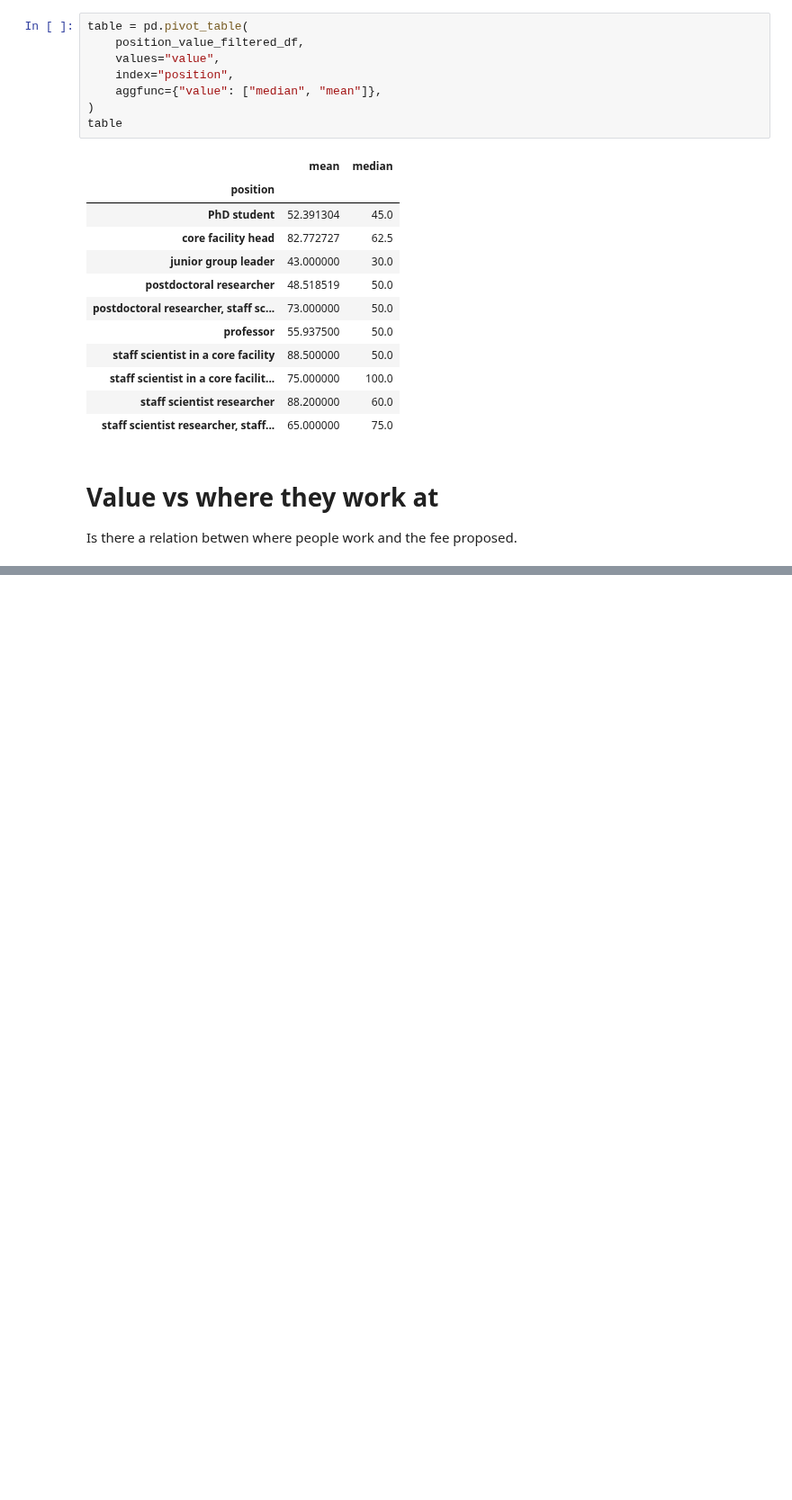
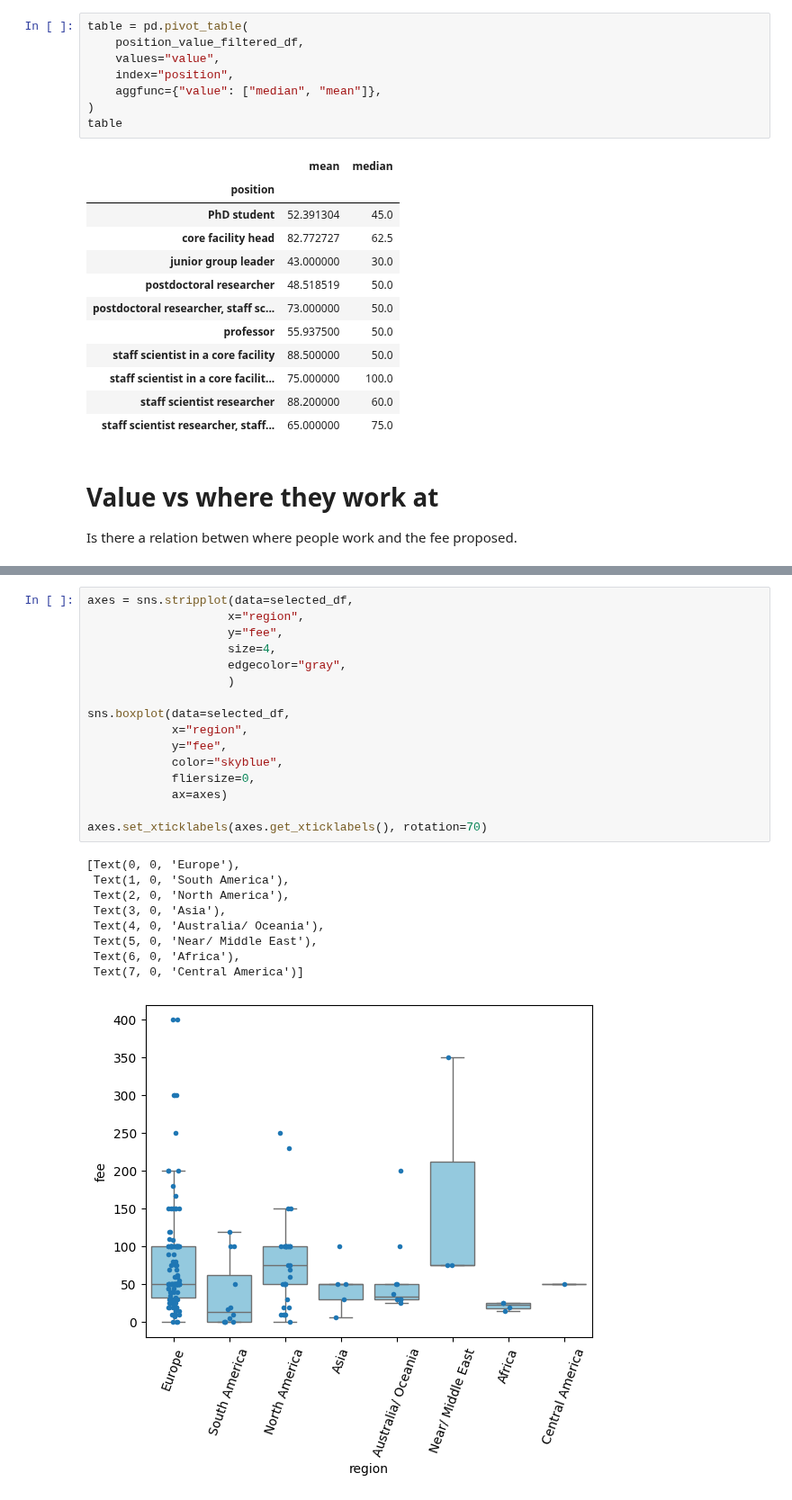
Before and after one commit to GloBIAS-BioimageAnalysts/Survey_2024, a Jupyter notebook: notebooks/membership_cost.ipynb, the cells around one changed output, grey strips where cells are left out. Shown at 90% size. Drawn from its saved outputs; the diff is of its cells as text; blank space fills up the shorter version.

```diff
--- a/notebooks/membership_cost.ipynb
+++ b/notebooks/membership_cost.ipynb
@@ -266,0 +268,26 @@ axes.set_xticklabels(axes.get_xticklabels(), rotation=70)
+# %%
+axes = sns.stripplot(data=selected_df,
+                    x="region",
+                    y="fee",
+                    size=4,
+                    edgecolor="gray",
+                    )
+
+sns.boxplot(data=selected_df,
+            x="region",
+            y="fee",
+            color="skyblue",
+            fliersize=0,
+            ax=axes)
+
+axes.set_xticklabels(axes.get_xticklabels(), rotation=70)
+# %% [output]
+[Text(0, 0, 'Europe'),
+ Text(1, 0, 'South America'),
+ Text(2, 0, 'North America'),
+ Text(3, 0, 'Asia'),
+ Text(4, 0, 'Australia/ Oceania'),
+ Text(5, 0, 'Near/ Middle East'),
+ Text(6, 0, 'Africa'),
+ Text(7, 0, 'Central America')]
+[figure, added]
```
Also changed, not shown: parts of 2 cells of this notebook.
